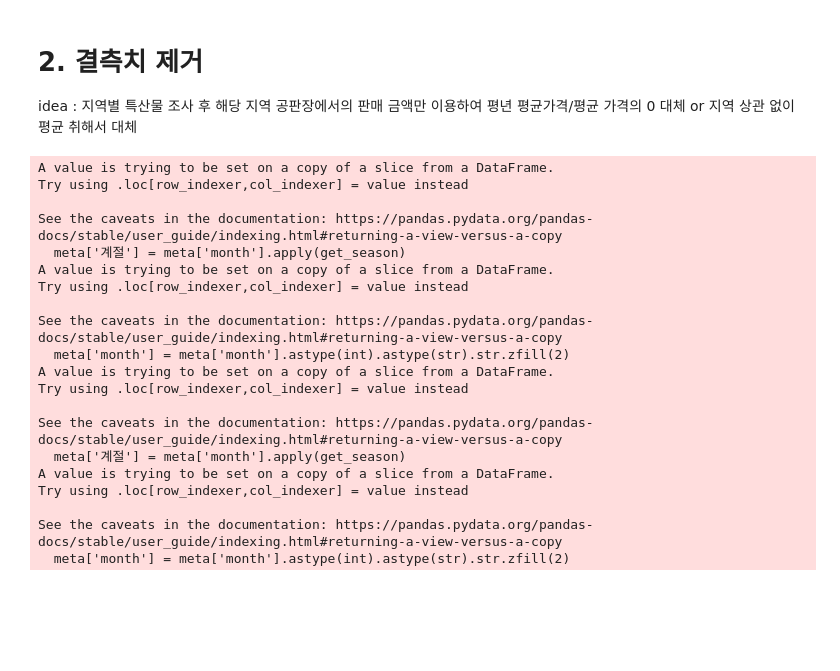
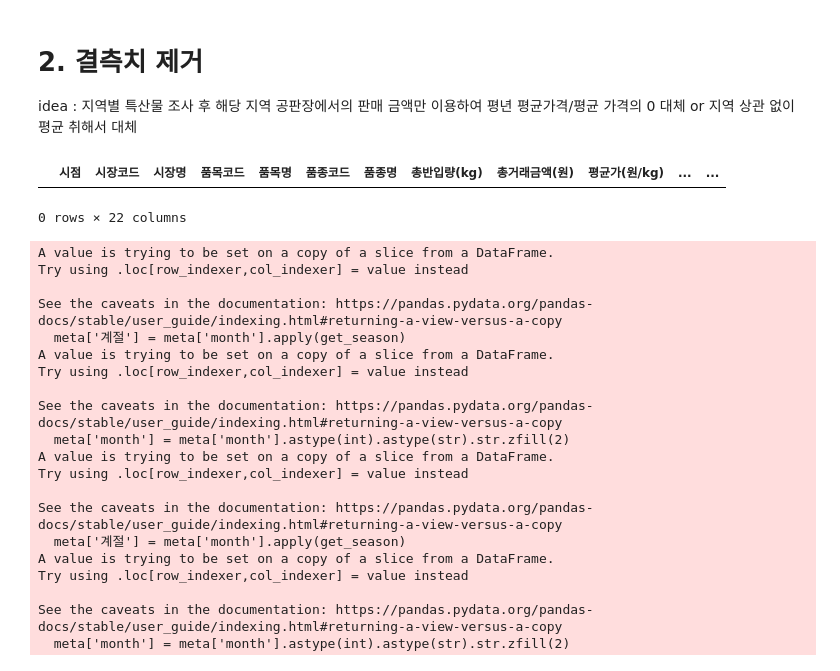
Before and after one commit to gaallmin/Prediction-of-Agricultural-Product-prices, a Jupyter notebook: baseline.ipynb, the cells around one changed output. Drawn from its saved outputs; the diff is of its cells as text; code cells hidden in the pictures; blank space fills up the shorter version.

```diff
--- a/baseline.ipynb
+++ b/baseline.ipynb
@@ -363,6 +363,11 @@ idea : 지역별 특산물 조사 후 해당 지역 공판장에서의 판매
 # %%
 meta_local = pd.read_csv('./open/train/meta/TRAIN_산지공판장_2018-2021.csv')
 meta_whole = pd.read_csv('./open/train/meta/TRAIN_전국도매_2018-2021.csv')
+# %%
+meta_whole.head(0)
+# %% [output]
+|  | 시점 | 시장코드 | 시장명 | 품목코드 | 품목명 | 품종코드 | 품종명 | 총반입량(kg) | 총거래금액(원) | 평균가(원/kg) | ... | ... |
+0 rows × 22 columns
 # %%
 # 파생변수
 import numpy as np
```
Also changed, not shown: 1 other file.
